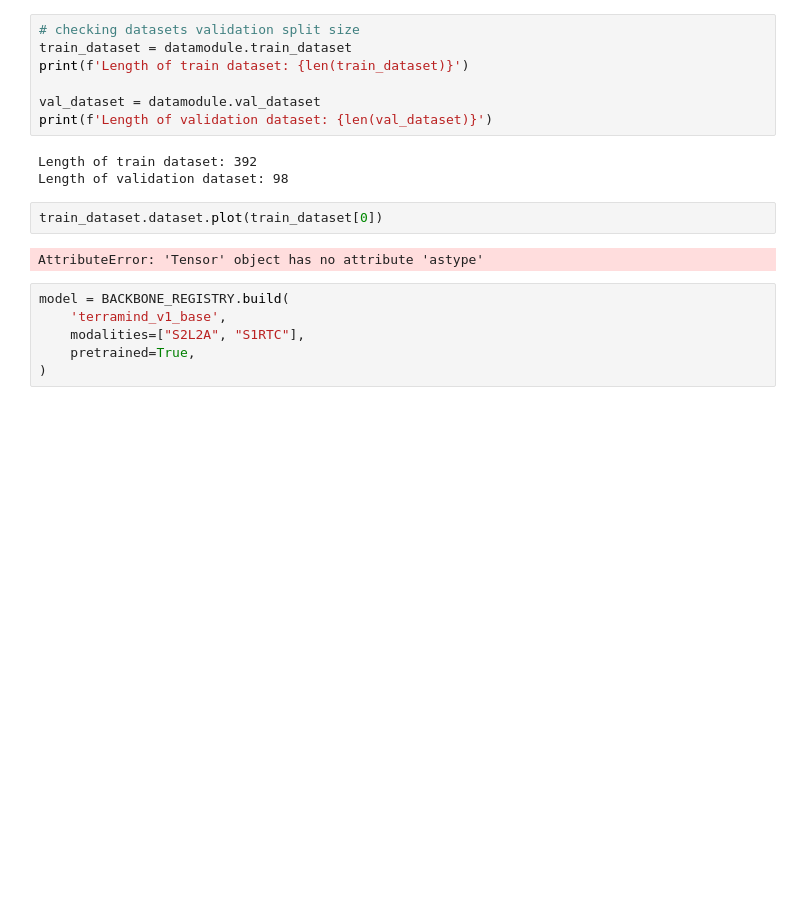
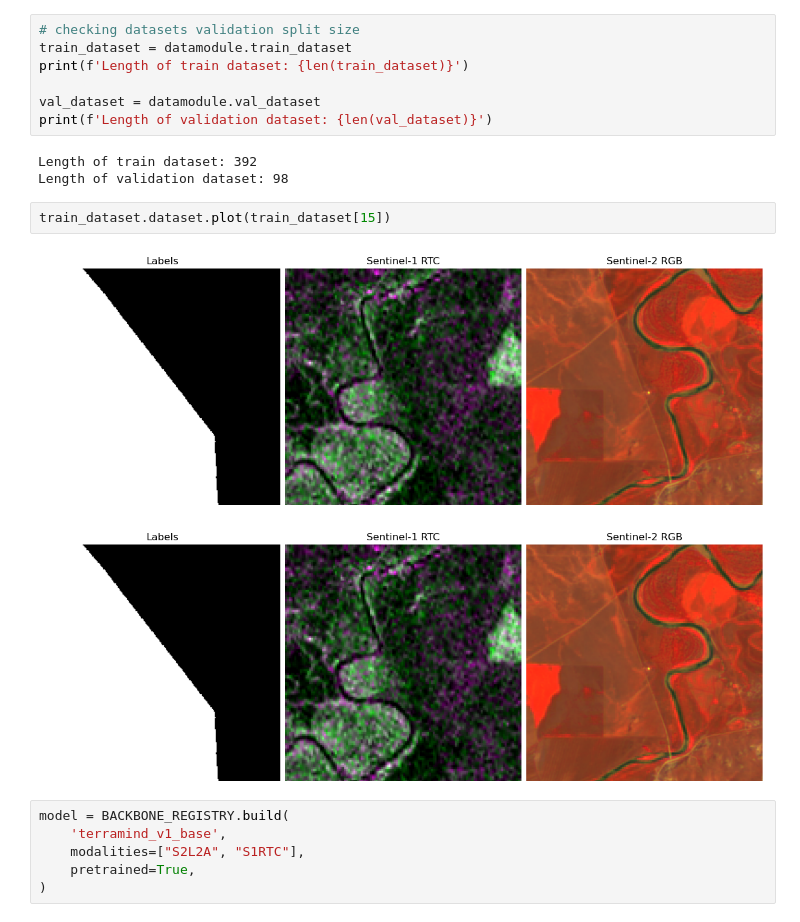
Before and after one commit to ASFHyP3/geospatial-ai-tutorials, a Jupyter notebook: severe-weather/severe-weather-train-example.ipynb, the cells around one changed output. Drawn from its saved outputs; the diff is of its cells as text; blank space fills up the shorter version.

```diff
--- a/severe-weather/severe-weather-train-example.ipynb
+++ b/severe-weather/severe-weather-train-example.ipynb
@@ -34,9 +37,10 @@ print(f'Length of validation dataset: {len(val_dataset)}')
 Length of train dataset: 392
 Length of validation dataset: 98
 # %%
-train_dataset.dataset.plot(train_dataset[0])
+train_dataset.dataset.plot(train_dataset[15])
 # %% [output]
-AttributeError: 'Tensor' object has no attribute 'astype'
+[figure, added]
+[figure, added]
 # %%
 model = BACKBONE_REGISTRY.build(
     'terramind_v1_base',
```
Also changed, not shown: parts of 1 cell of this notebook, 1 other file.
